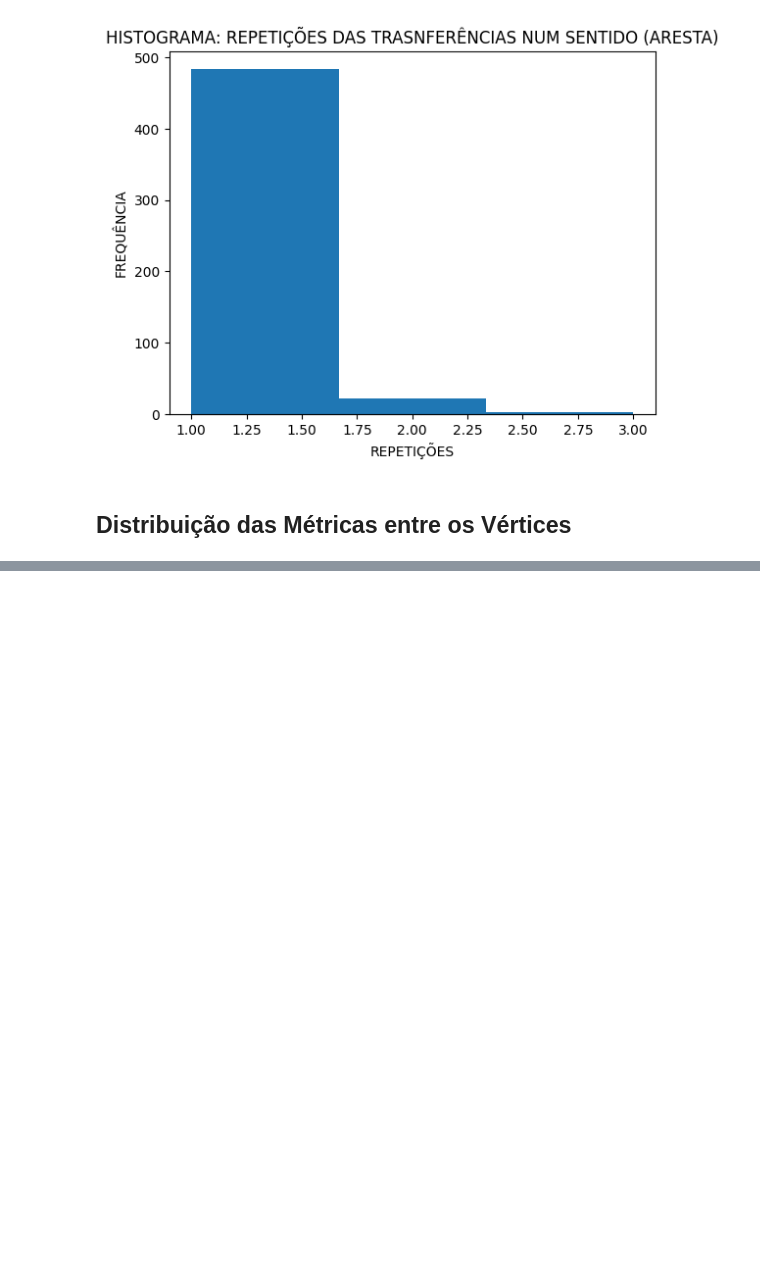
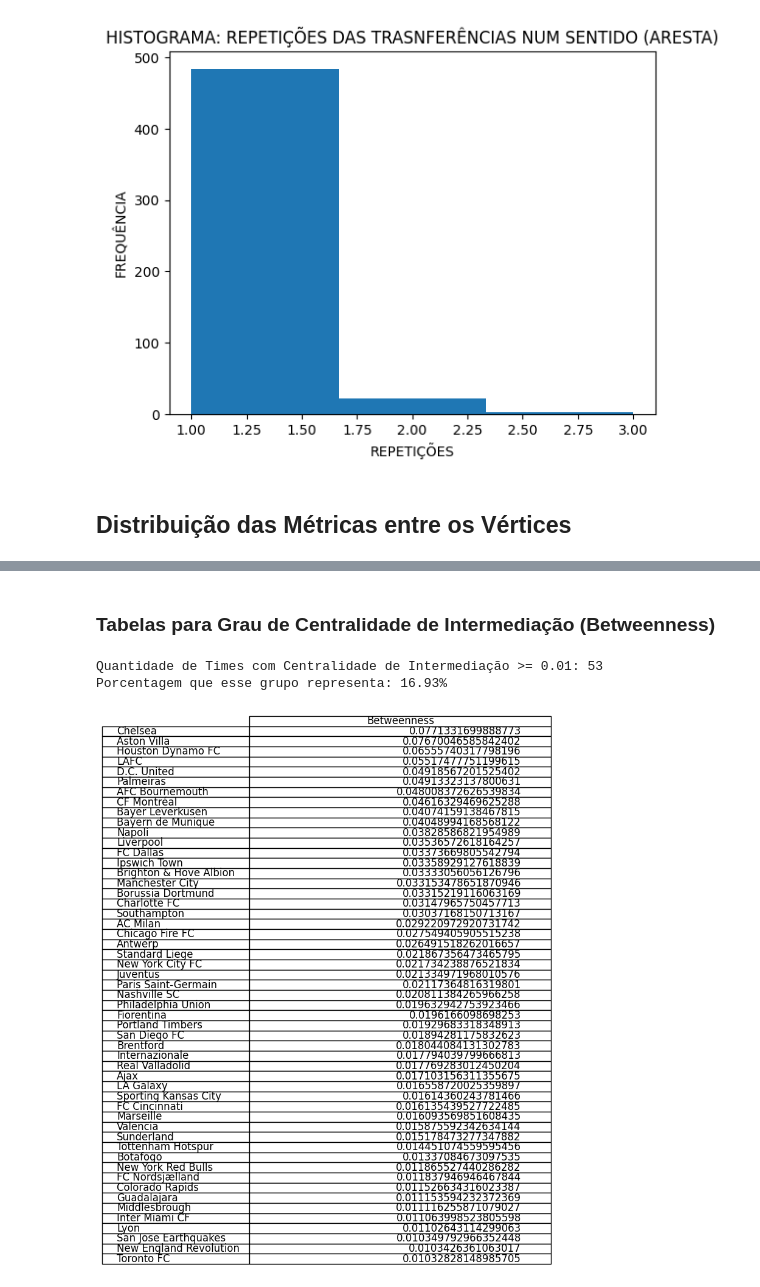
Before and after one commit to falcaoalvinho/projeto-cr-ufabc, a Jupyter notebook: plotagem.ipynb, the cells around one changed output, grey strips where cells are left out. Saved outputs shown, nothing was run; the diff lists cells and outputs as text; code cells hidden in the pictures; blank space fills up the shorter version.

```diff
--- a/plotagem.ipynb
+++ b/plotagem.ipynb
@@ -238,0 +275,31 @@ Porcentagem que esse grupo representa: 1.12%
+# %% [markdown]
+### Tabelas para Grau de Centralidade de Intermediação (Betweenness)
+# %%
+vertices_centralidades  = nx.betweenness_centrality(grafo)
+vertices_centralidades = dict(sorted(vertices_centralidades.items(), key=lambda item: item[1], reverse=True ))
+
+labels_colunas  = ['Betweenness']
+valor_colunas   = []
+valor_linhas    = []
+
+minimo = float(input('Digite qual deve ser o valor mínimo para a tabela:'))
+
+for vertice, centralidade in vertices_centralidades.items():
+    if centralidade >= minimo:
+        valor_linhas.append(vertice)
+        valor_colunas.append([centralidade])
+
+print(f'Quantidade de Times com Centralidade de Intermediação >= {minimo}: {len(valor_linhas)}')
+print(f'Porcentagem que esse grupo representa: {(len(valor_linhas) / 313) * 100:.2f}%')
+
+fig, ax = plt.subplots()
+ax.axis('off')
+
+table = ax.table(cellText=valor_colunas, colLabels=labels_colunas, rowLabels=valor_linhas, loc='center')
+table.set_fontsize(12)
+
+plt.show()
+# %% [output]
+Quantidade de Times com Centralidade de Intermediação >= 0.01: 53
+Porcentagem que esse grupo representa: 16.93%
+[figure, added]
```
Also changed, not shown: parts of 4 cells of this notebook.
